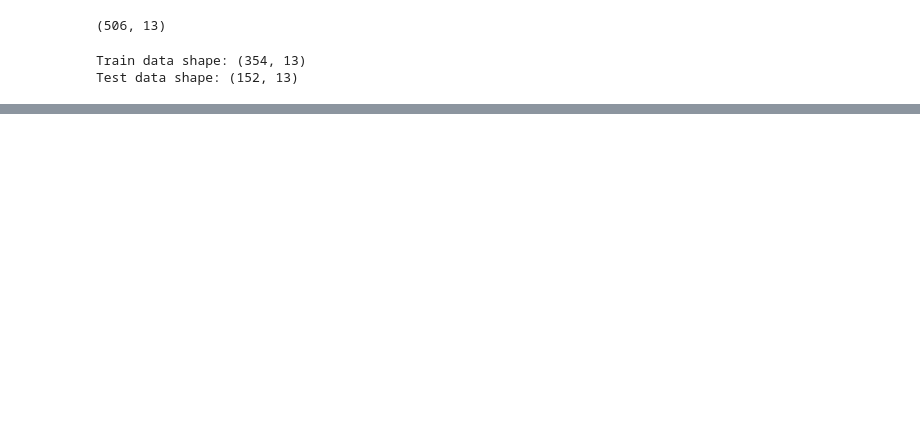
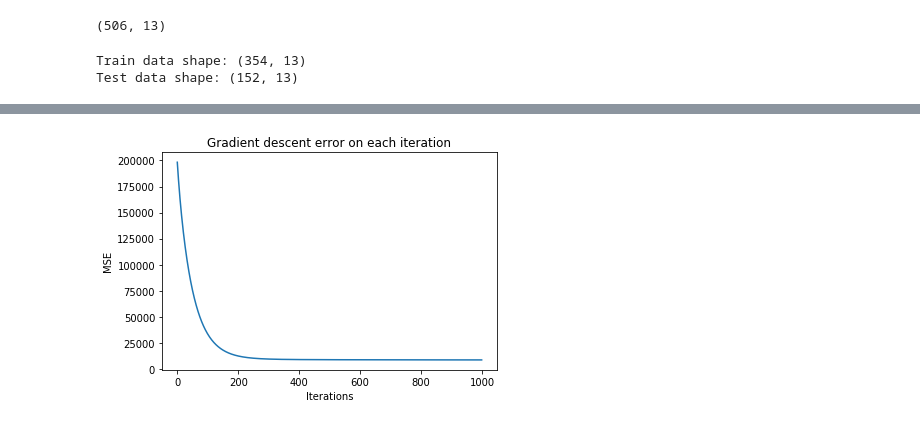
Before and after one commit to Mynzhassar/ml-algorithms, a Jupyter notebook: linear_regression.ipynb, the cells around one changed output, grey strips where cells are left out. Saved outputs shown, nothing was run; the diff lists cells and outputs as text; code cells hidden in the pictures; blank space fills up the shorter version.

```diff
--- a/linear_regression.ipynb
+++ b/linear_regression.ipynb
@@ -71,3 +98,15 @@ Wall time: 207 ms
+# %%
+import matplotlib.pyplot as plt
+
+iterations = range(_lr_custom.iters)
+errors = _lr_custom.errors
+
+plt.plot(iterations, errors)
+plt.xlabel("Iterations")
+plt.ylabel("MSE")
+plt.title("Gradient descent error on each iteration");
+# %% [output]
+[figure, added]
 # %%
 from sklearn.preprocessing import StandardScaler
 
```
Also changed, not shown: parts of 12 cells of this notebook.
